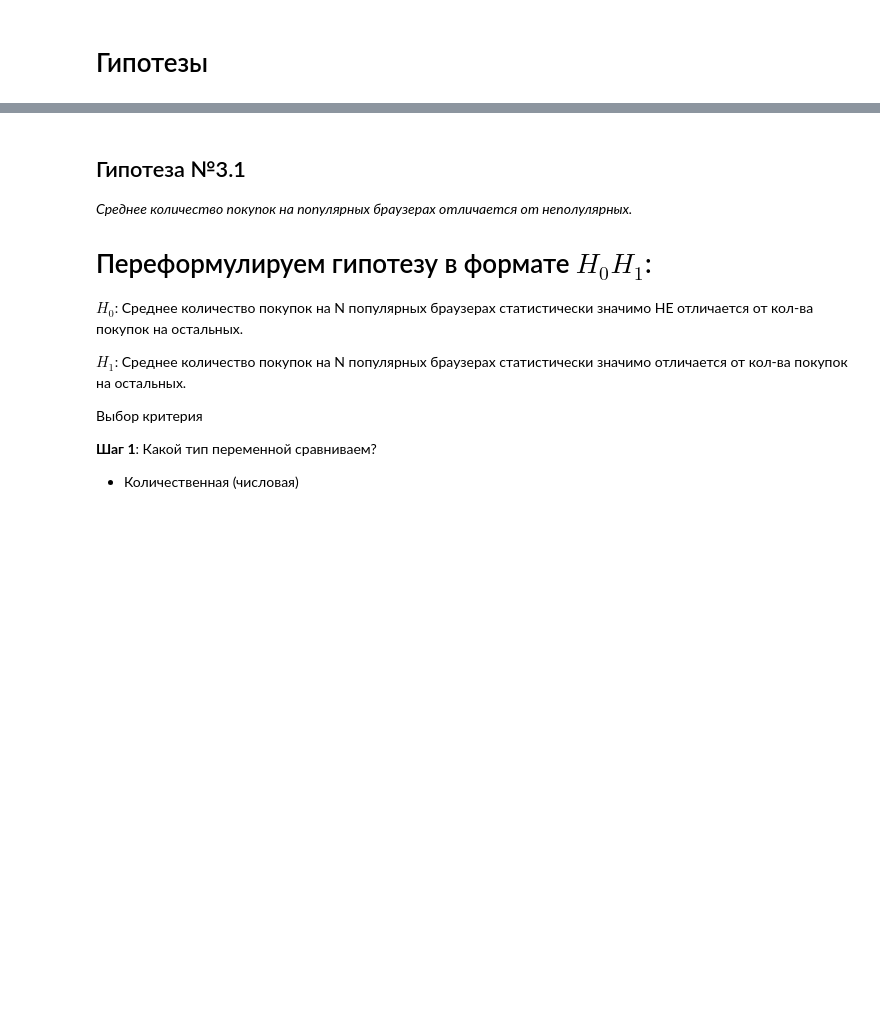
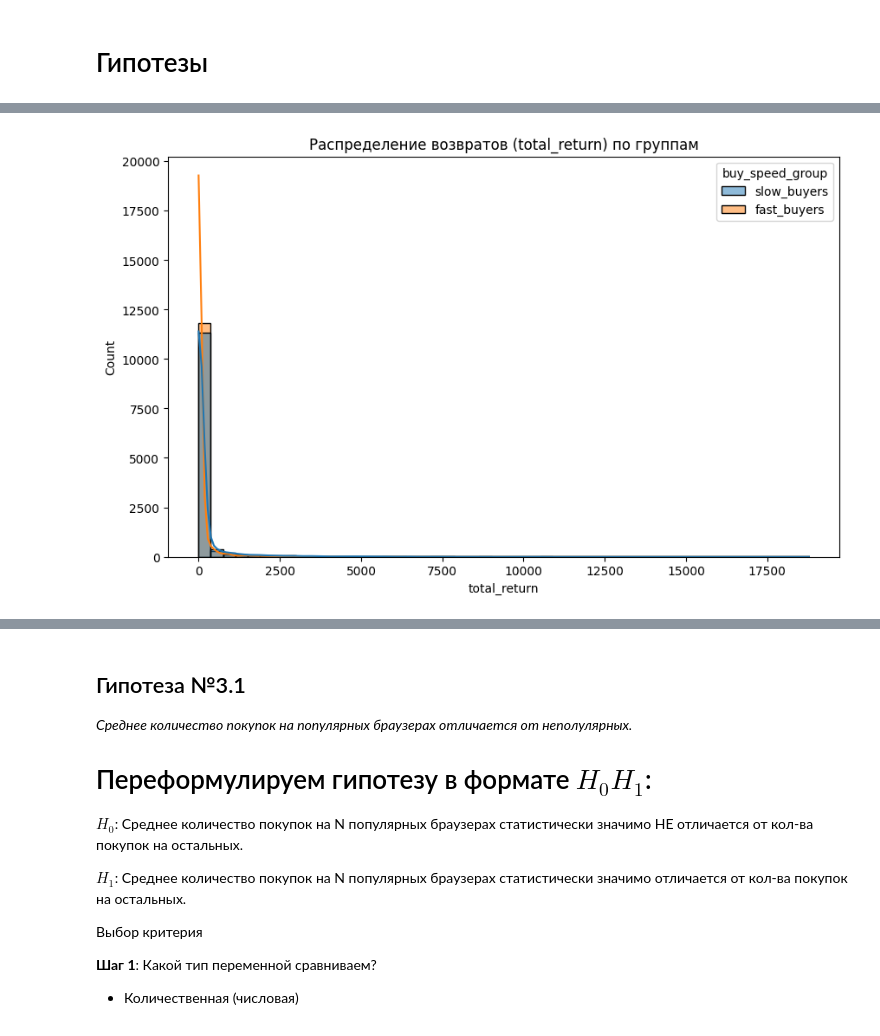
Before and after one commit to Lilya-te/DS-workshop2025, a Jupyter notebook: Checkpoint2_team1.ipynb, the cells around one changed output, grey strips where cells are left out. Cells and saved outputs as stored; diff of their text form; code cells hidden in the pictures; blank space fills up the shorter version.

```diff
--- a/Checkpoint2_team1.ipynb
+++ b/Checkpoint2_team1.ipynb
@@ -336,0 +419,66 @@ H₁: У пользователей, заранее зарегистрирова
+# %%
+# 1. Функция теста Колмогорова-Смирнова (если еще не объявлена, можно оставить)
+def kstest_check(dataset, col, alpha=0.05):
+    arr = dataset[col]
+    mu = arr.mean()
+    sigma = arr.std(ddof=1)
+    stat, pvalue = st.kstest(arr, 'norm', args=(mu, sigma))
+    return stat, pvalue
+
+# 2. Визуализация возвратов (total_return)
+plt.figure(figsize=(10, 6))
+# Ограничим ось X, так как возвратов обычно меньше, чем покупок, и могут быть выбросы
+sns.histplot(data=df_enriched_1, x='total_return', hue='buy_speed_group', kde=True, bins=50)
+plt.title('Распределение возвратов (total_return) по группам')
+# plt.xlim(0, 1000) # Можно раскомментировать, если график "сплюснут" из-за выбросов
+plt.show()
+
+# 3. Проверка на нормальность (Колмогоров-Смирнов)
+groups = ['fast_buyers', 'slow_buyers']
+print('Результаты теста Колмогорова-Смирнова (total_return):\n' + '-'*40)
+
+for group in groups:
+    group_df = df_enriched_1[df_enriched_1['buy_speed_group'] == group]
+    stat, p_value = kstest_check(group_df, 'total_return')
+
+    print(f"Группа {group}: статистика={stat:.3f}, p-value={p_value:.5e}")
+    if p_value < 0.05:
+        print(f"-> Распределение НЕ нормальное.")
+    else:
+        print(f"-> Распределение нормальное.")
+print("-" * 40 + "\n")
+
+# 4. Тест Манна-Уитни (сравнение групп)
+group_fast = df_enriched_1[df_enriched_1['buy_speed_group'] == 'fast_buyers']['total_return']
+group_slow = df_enriched_1[df_enriched_1['buy_speed_group'] == 'slow_buyers']['total_return']
+
+stat, p = st.mannwhitneyu(group_fast, group_slow)
+
+print(f"U-критерий Манна-Уитни: статистика={stat:.0f}, p-value={p}")
+print("-" * 40)
+
+if p < 0.05:
+    print("РЕЗУЛЬТАТ: Различия в возвратах статистически ЗНАЧИМЫ (H0 отвергается).")
+
+    med_fast = group_fast.median()
+    med_slow = group_slow.median()
+    mean_fast = group_fast.mean() # Для возвратов полезно глянуть и среднее, т.к. медиана может быть 0
+    mean_slow = group_slow.mean()
+
+    print(f"\nМедиана возвратов (Fast): {med_fast:.2f} (Среднее: {mean_fast:.2f})")
+    print(f"Медиана возвратов (Slow): {med_slow:.2f} (Среднее: {mean_slow:.2f})")
+
+    if med_fast > med_slow:
+        print("\n-> 'Быстрые' покупатели возвращают товары БОЛЬШЕ.")
+    elif med_slow > med_fast:
+        print("\n-> 'Медленные' покупатели возвращают товары БОЛЬШЕ.")
+    else:
+        # Если медианы равны (например, обе 0), смотрим на средние
+        if mean_fast > mean_slow:
+             print("\nМедианы равны, но в среднем 'Быстрые' возвращают больше.")
+        else:
+             print("\nМедианы равны, но в среднем 'Медленные' возвращают больше.")
+else:
+    print("РЕЗУЛЬТАТ: Различий в возвратах НЕТ (H0 принимается).")
+# %% [output]
+[figure, added]
```
Also changed, not shown: parts of 83 cells of this notebook.
